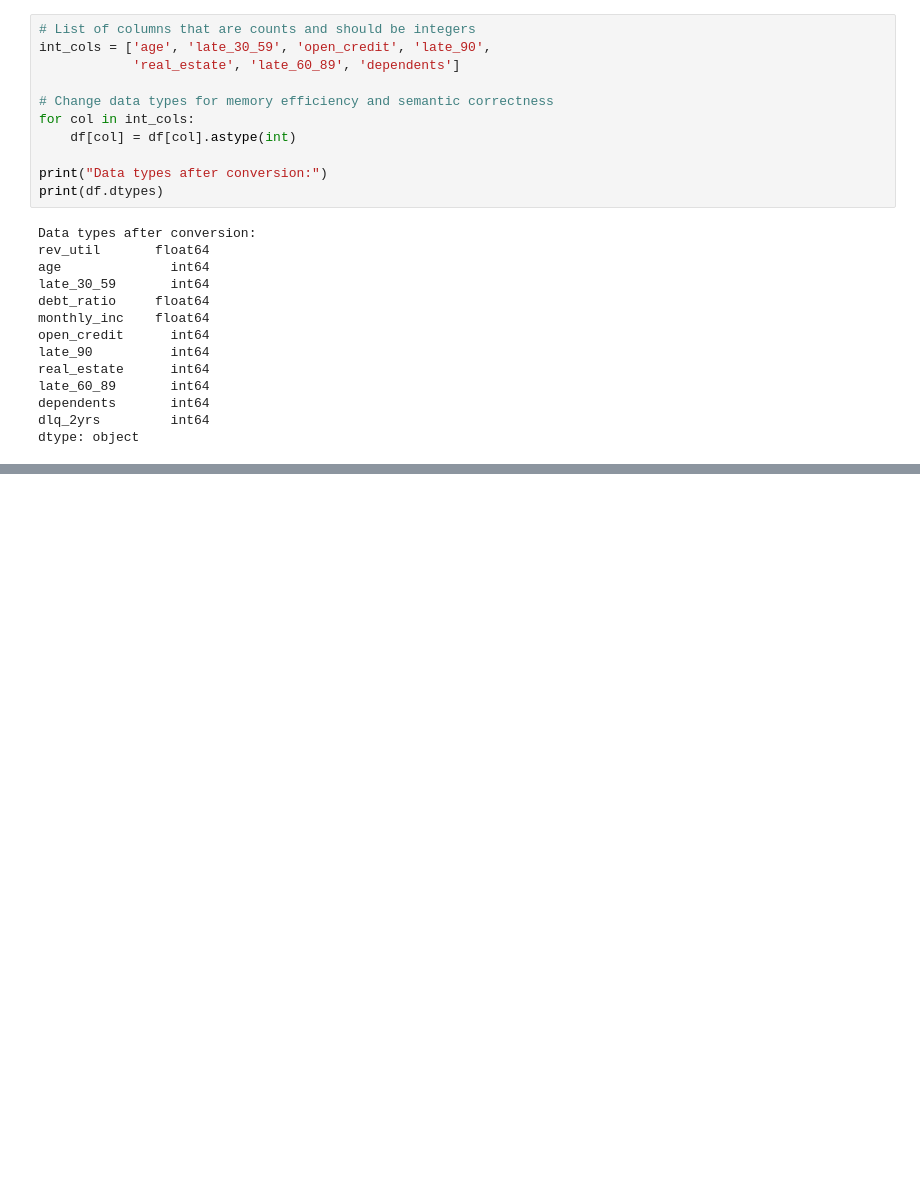
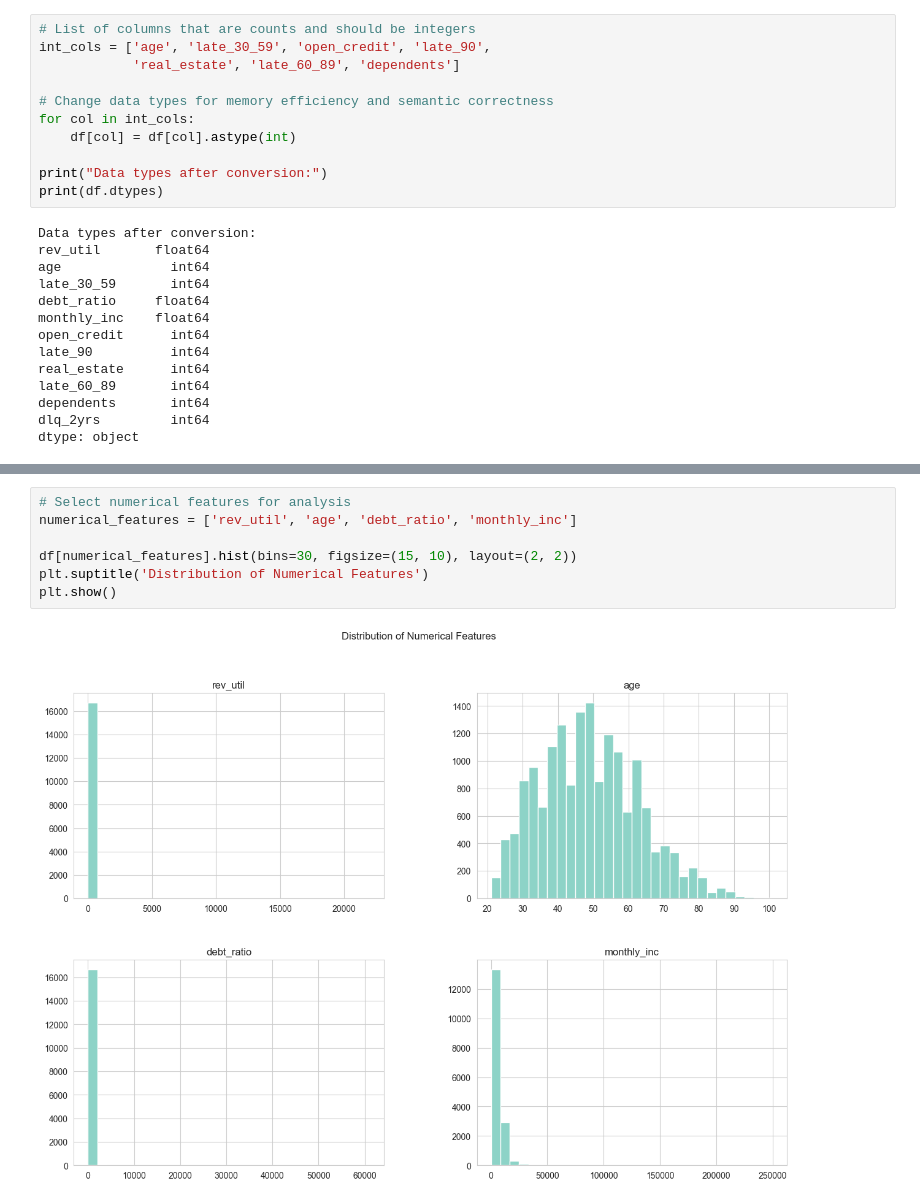
Before and after one commit to Azvier/credit-risk-prediction, a Jupyter notebook: notebooks/credit-risk-prediction.ipynb, the cells around one changed output, grey strips where cells are left out. Cells and saved outputs as stored; diff of their text form; blank space fills up the shorter version.

```diff
--- a/notebooks/credit-risk-prediction.ipynb
+++ b/notebooks/credit-risk-prediction.ipynb
@@ -89,0 +112,9 @@ dtype: object
+# %%
+# Select numerical features for analysis
+numerical_features = ['rev_util', 'age', 'debt_ratio', 'monthly_inc']
+
+df[numerical_features].hist(bins=30, figsize=(15, 10), layout=(2, 2))
+plt.suptitle('Distribution of Numerical Features')
+plt.show()
+# %% [output]
+[figure, added]
```
Also changed, not shown: parts of 12 cells of this notebook.
